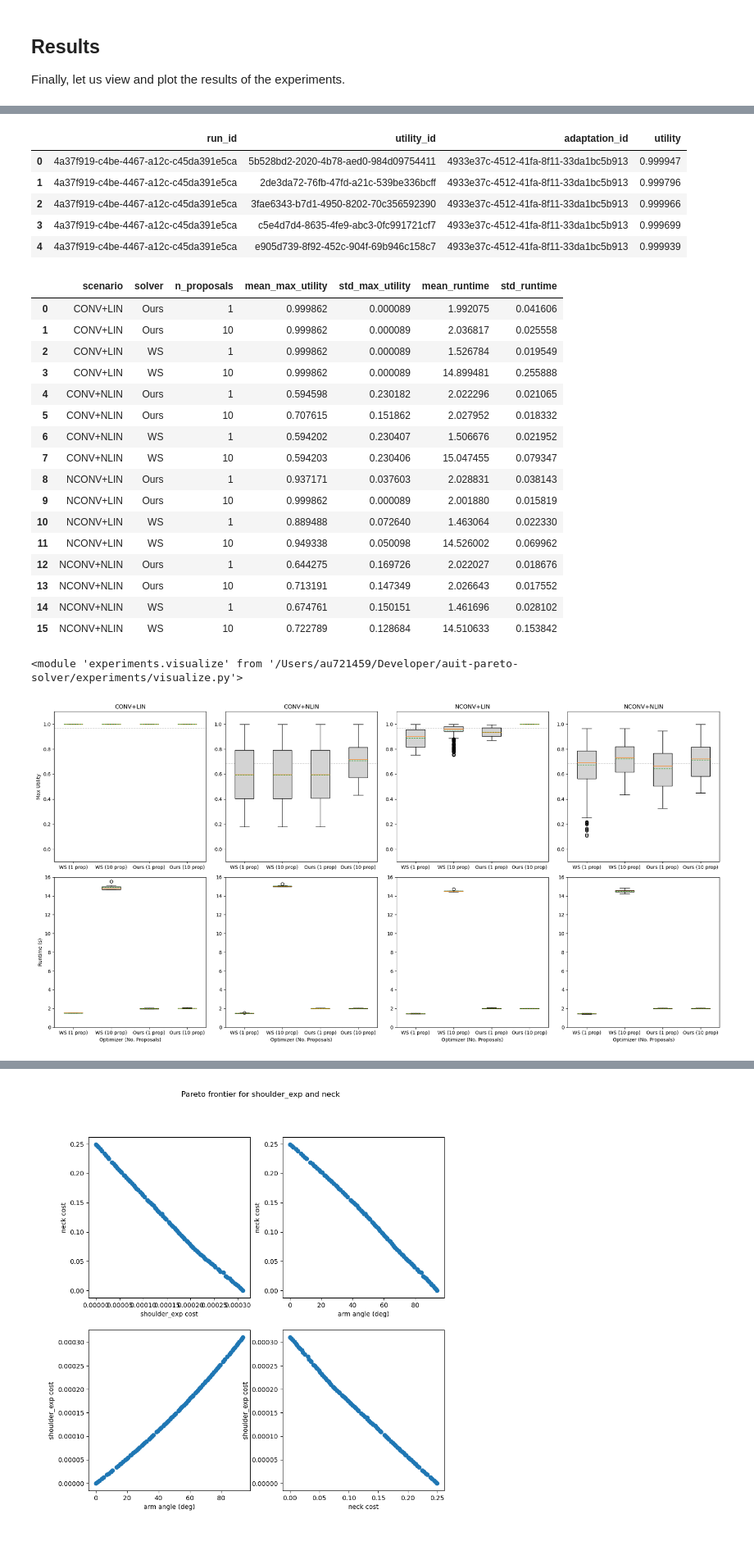
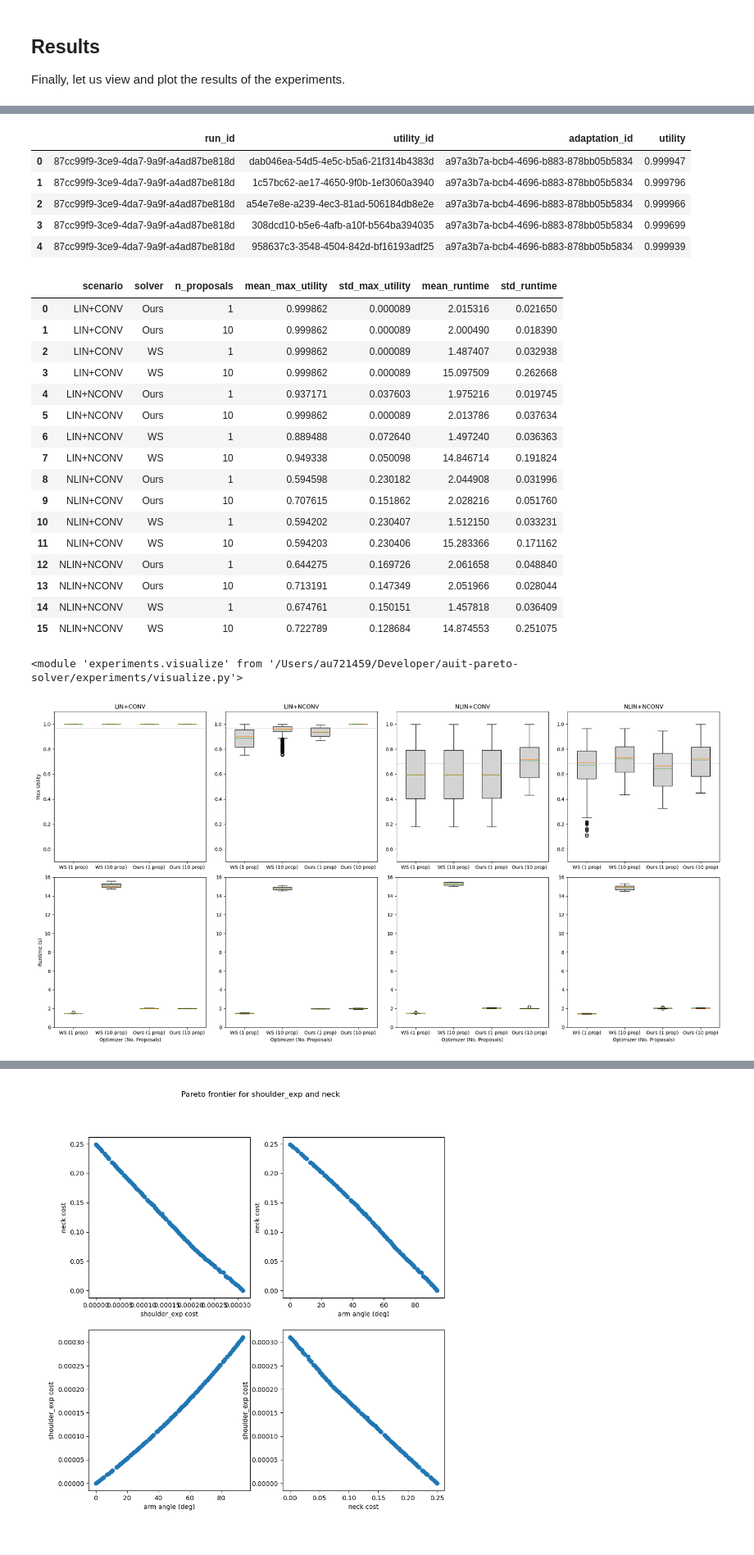
Before and after one commit to christophajohns/auit-pareto-solver, a Jupyter notebook: evaluation.ipynb, the cells around one changed output, grey strips where cells are left out. Shown at 82% size. Cells and saved outputs as stored; diff of their text form; code cells hidden in the pictures.

```diff
--- a/evaluation.ipynb
+++ b/evaluation.ipynb
@@ -46,7 +46,7 @@ import experiments.user
 import experiments.problem
 
 # Specify the scenario
-SCENARIO_1 = "CONV+LIN"
+SCENARIO_1 = "LIN+CONV"
 
 # Get utility functions
 SCENARIO_1_PREFERENCE_CRITERIA = ["neck", "shoulder_exp"]
@@ -77,7 +77,7 @@ import experiments.user
 import experiments.problem
 
 # Specify the scenario
-SCENARIO_2 = "NCONV+NLIN"
+SCENARIO_2 = "NLIN+NCONV"
 
 # Get utility functions
 SCENARIO_2_PREFERENCE_CRITERIA = ["neck", "shoulder_exp", "reach"]
@@ -111,7 +111,7 @@ import experiments.user
 import experiments.problem
 
 # Specify the scenario
-SCENARIO_3 = "CONV+NLIN"
+SCENARIO_3 = "NLIN+CONV"
 
 # Get utility functions
 SCENARIO_3_PREFERENCE_CRITERIA = ["neck", "shoulder_exp", "reach"]
@@ -143,7 +143,7 @@ import experiments.user
 import experiments.problem
 
 # Specify the scenario
-SCENARIO_4 = "NCONV+LIN"
+SCENARIO_4 = "LIN+NCONV"
 
 # Get utility functions
 SCENARIO_4_PREFERENCE_CRITERIA = ["neck", "shoulder_exp"]
@@ -194,11 +194,11 @@ runtimes.head()
 results.head()
 # %% [output]
 |  | run_id | utility_id | adaptation_id | utility |
-| 0 | 4a37f919-c4be-4467-a12c-c45da391e5ca | 5b528bd2-2020-4b78-aed0-984d09754411 | 4933e37c-4512-41fa-8f11-33da1bc5b913 | 0.999947 |
-| 1 | 4a37f919-c4be-4467-a12c-c45da391e5ca | 2de3da72-76fb-47fd-a21c-539be336bcff | 4933e37c-4512-41fa-8f11-33da1bc5b913 | 0.999796 |
-| 2 | 4a37f919-c4be-4467-a12c-c45da391e5ca | 3fae6343-b7d1-4950-8202-70c356592390 | 4933e37c-4512-41fa-8f11-33da1bc5b913 | 0.999966 |
-| 3 | 4a37f919-c4be-4467-a12c-c45da391e5ca | c5e4d7d4-8635-4fe9-abc3-0fc991721cf7 | 4933e37c-4512-41fa-8f11-33da1bc5b913 | 0.999699 |
-| 4 | 4a37f919-c4be-4467-a12c-c45da391e5ca | e905d739-8f92-452c-904f-69b946c158c7 | 4933e37c-4512-41fa-8f11-33da1bc5b913 | 0.999939 |
+| 0 | 87cc99f9-3ce9-4da7-9a9f-a4ad87be818d | dab046ea-54d5-4e5c-b5a6-21f314b4383d | a97a3b7a-bcb4-4696-b883-878bb05b5834 | 0.999947 |
+| 1 | 87cc99f9-3ce9-4da7-9a9f-a4ad87be818d | 1c57bc62-ae17-4650-9f0b-1ef3060a3940 | a97a3b7a-bcb4-4696-b883-878bb05b5834 | 0.999796 |
+| 2 | 87cc99f9-3ce9-4da7-9a9f-a4ad87be818d | a54e7e8e-a239-4ec3-81ad-506184db8e2e | a97a3b7a-bcb4-4696-b883-878bb05b5834 | 0.999966 |
+| 3 | 87cc99f9-3ce9-4da7-9a9f-a4ad87be818d | 308dcd10-b5e6-4afb-a10f-b564ba394035 | a97a3b7a-bcb4-4696-b883-878bb05b5834 | 0.999699 |
+| 4 | 87cc99f9-3ce9-4da7-9a9f-a4ad87be818d | 958637c3-3548-4504-842d-bf16193adf25 | a97a3b7a-bcb4-4696-b883-878bb05b5834 | 0.999939 |
 # %%
 import experiments.visualize
 
@@ -209,22 +209,22 @@ import experiments.visualize
 experiments.visualize.get_results_df(runtimes, results)
 # %% [output]
 |  | scenario | solver | n_proposals | mean_max_utility | std_max_utility | mean_runtime | std_runtime |
-| 0 | CONV+LIN | Ours | 1 | 0.999862 | 0.000089 | 1.992075 | 0.041606 |
-| 1 | CONV+LIN | Ours | 10 | 0.999862 | 0.000089 | 2.036817 | 0.025558 |
-| 2 | CONV+LIN | WS | 1 | 0.999862 | 0.000089 | 1.526784 | 0.019549 |
-| 3 | CONV+LIN | WS | 10 | 0.999862 | 0.000089 | 14.899481 | 0.255888 |
-| 4 | CONV+NLIN | Ours | 1 | 0.594598 | 0.230182 | 2.022296 | 0.021065 |
-| 5 | CONV+NLIN | Ours | 10 | 0.707615 | 0.151862 | 2.027952 | 0.018332 |
-| 6 | CONV+NLIN | WS | 1 | 0.594202 | 0.230407 | 1.506676 | 0.021952 |
-| 7 | CONV+NLIN | WS | 10 | 0.594203 | 0.230406 | 15.047455 | 0.079347 |
-| 8 | NCONV+LIN | Ours | 1 | 0.937171 | 0.037603 | 2.028831 | 0.038143 |
-| 9 | NCONV+LIN | Ours | 10 | 0.999862 | 0.000089 | 2.001880 | 0.015819 |
-| 10 | NCONV+LIN | WS | 1 | 0.889488 | 0.072640 | 1.463064 | 0.022330 |
-| 11 | NCONV+LIN | WS | 10 | 0.949338 | 0.050098 | 14.526002 | 0.069962 |
-| 12 | NCONV+NLIN | Ours | 1 | 0.644275 | 0.169726 | 2.022027 | 0.018676 |
-| 13 | NCONV+NLIN | Ours | 10 | 0.713191 | 0.147349 | 2.026643 | 0.017552 |
-| 14 | NCONV+NLIN | WS | 1 | 0.674761 | 0.150151 | 1.461696 | 0.028102 |
-| 15 | NCONV+NLIN | WS | 10 | 0.722789 | 0.128684 | 14.510633 | 0.153842 |
+| 0 | LIN+CONV | Ours | 1 | 0.999862 | 0.000089 | 2.015316 | 0.021650 |
+| 1 | LIN+CONV | Ours | 10 | 0.999862 | 0.000089 | 2.000490 | 0.018390 |
+| 2 | LIN+CONV | WS | 1 | 0.999862 | 0.000089 | 1.487407 | 0.032938 |
+| 3 | LIN+CONV | WS | 10 | 0.999862 | 0.000089 | 15.097509 | 0.262668 |
+| 4 | LIN+NCONV | Ours | 1 | 0.937171 | 0.037603 | 1.975216 | 0.019745 |
+| 5 | LIN+NCONV | Ours | 10 | 0.999862 | 0.000089 | 2.013786 | 0.037634 |
+| 6 | LIN+NCONV | WS | 1 | 0.889488 | 0.072640 | 1.497240 | 0.036363 |
+| 7 | LIN+NCONV | WS | 10 | 0.949338 | 0.050098 | 14.846714 | 0.191824 |
+| 8 | NLIN+CONV | Ours | 1 | 0.594598 | 0.230182 | 2.044908 | 0.031996 |
+| 9 | NLIN+CONV | Ours | 10 | 0.707615 | 0.151862 | 2.028216 | 0.051760 |
+| 10 | NLIN+CONV | WS | 1 | 0.594202 | 0.230407 | 1.512150 | 0.033231 |
+| 11 | NLIN+CONV | WS | 10 | 0.594203 | 0.230406 | 15.283366 | 0.171162 |
+| 12 | NLIN+NCONV | Ours | 1 | 0.644275 | 0.169726 | 2.061658 | 0.048840 |
+| 13 | NLIN+NCONV | Ours | 10 | 0.713191 | 0.147349 | 2.051966 | 0.028044 |
+| 14 | NLIN+NCONV | WS | 1 | 0.674761 | 0.150151 | 1.457818 | 0.036409 |
+| 15 | NLIN+NCONV | WS | 10 | 0.722789 | 0.128684 | 14.874553 | 0.251075 |
 # %%
 import importlib
 importlib.reload(experiments.visualize)
@@ -233,7 +233,7 @@ importlib.reload(experiments.visualize)
 # %%
 # fig_runtimes = experiments.visualize.plot_runtimes(random_runtimes)
 # fig_max_utilities = experiments.visualize.plot_max_utilities(random_runtimes, random_utilities, expected_utilities)
-fig_results = experiments.visualize.plot_results(runtimes, results, expected_utilities, scenarios=["CONV+LIN", "CONV+NLIN", "NCONV+LIN", "NCONV+NLIN"])
+fig_results = experiments.visualize.plot_results(runtimes, results, expected_utilities, scenarios=["LIN+CONV", "LIN+NCONV", "NLIN+CONV", "NLIN+NCONV"])
 # %% [output]
-[figure, old version]
+[figure, new version]
 # %%
```
Also changed, not shown: parts of 9 cells of this notebook, 3 other files.
